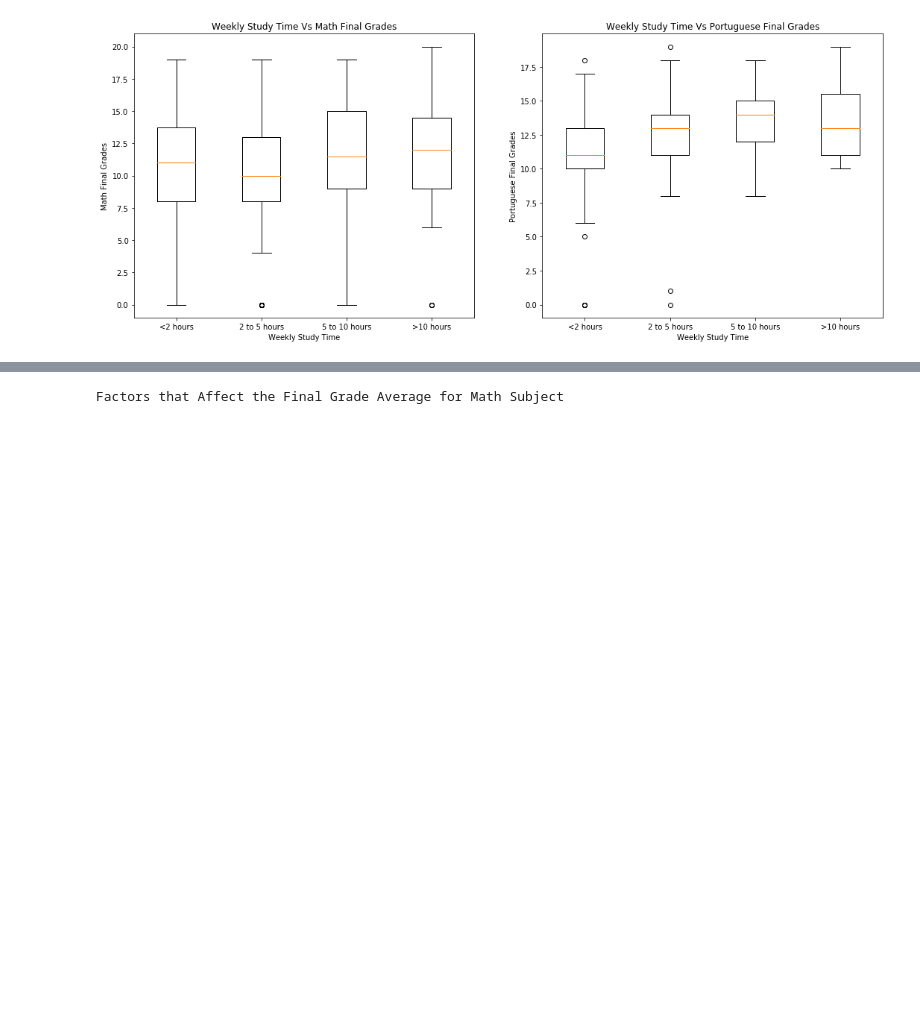
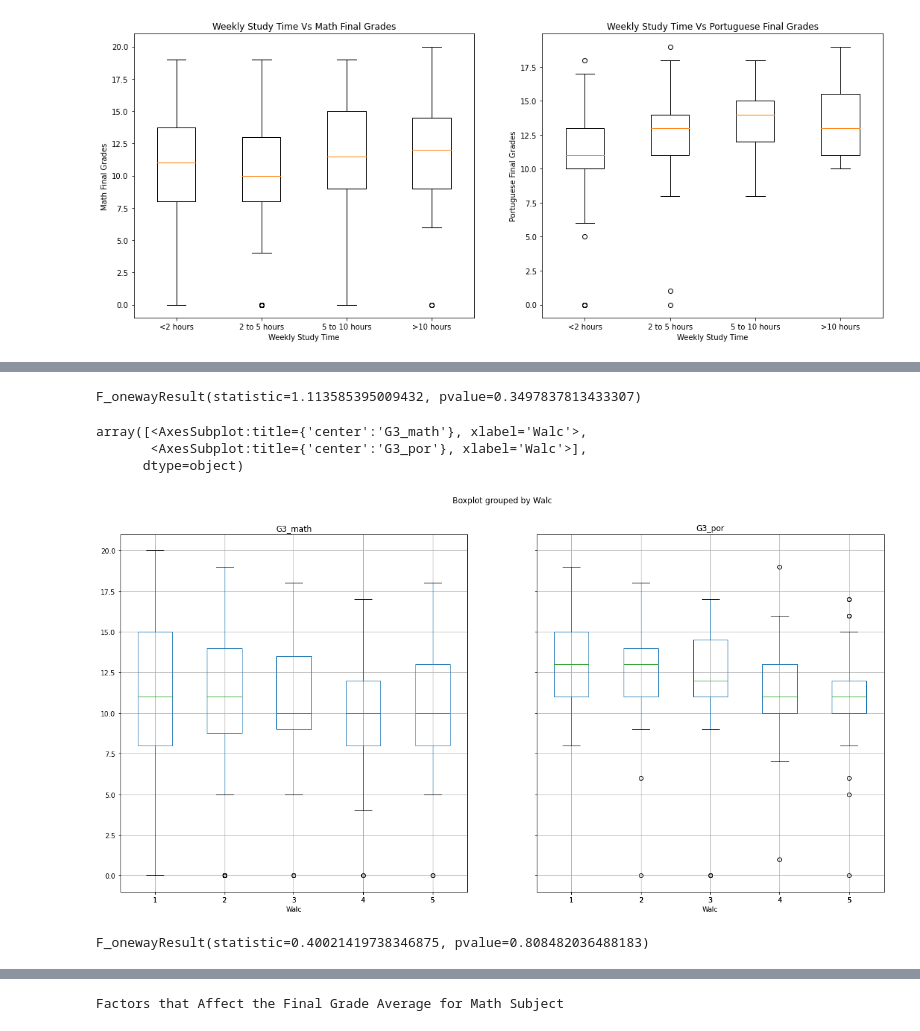
Before and after one commit to panlovelyda/project-one, a Jupyter notebook: AlcoholPy.ipynb, the cells around one changed output, grey strips where cells are left out. Saved outputs shown, nothing was run; the diff lists cells and outputs as text; code cells hidden in the pictures; blank space fills up the shorter version.

```diff
--- a/AlcoholPy.ipynb
+++ b/AlcoholPy.ipynb
@@ -177,0 +191,12 @@ array([<matplotlib.axes._subplots.AxesSubplot object at 0x...>,
+# %%
+
+stats.f_oneway(group1, group2, group3, group4,group5)
+# %% [output]
+F_onewayResult(statistic=1.113585395009432, pvalue=0.3497837813433307)
+# %%
+students_df.boxplot(["G3_math","G3_por"], by="Walc", figsize=(20, 10))
+# %% [output]
+array([<AxesSubplot:title={'center':'G3_math'}, xlabel='Walc'>,
+       <AxesSubplot:title={'center':'G3_por'}, xlabel='Walc'>],
+      dtype=object)
+[figure, added]
@@ -178,3 +209,7 @@ array([<matplotlib.axes._subplots.AxesSubplot object at 0x...>,
+# %%
+stats.f_oneway(group1_wal, group2_wal, group3_wal, group4_wal,group5_wal)
+# %% [output]
+F_onewayResult(statistic=0.40021419738346875, pvalue=0.808482036488183)
 # %%
 #Daily Consumption of alcohol vs portugese final grades
 dalc_cons = [1,2,3,4,5]
```
Also changed, not shown: parts of 16 cells of this notebook.
